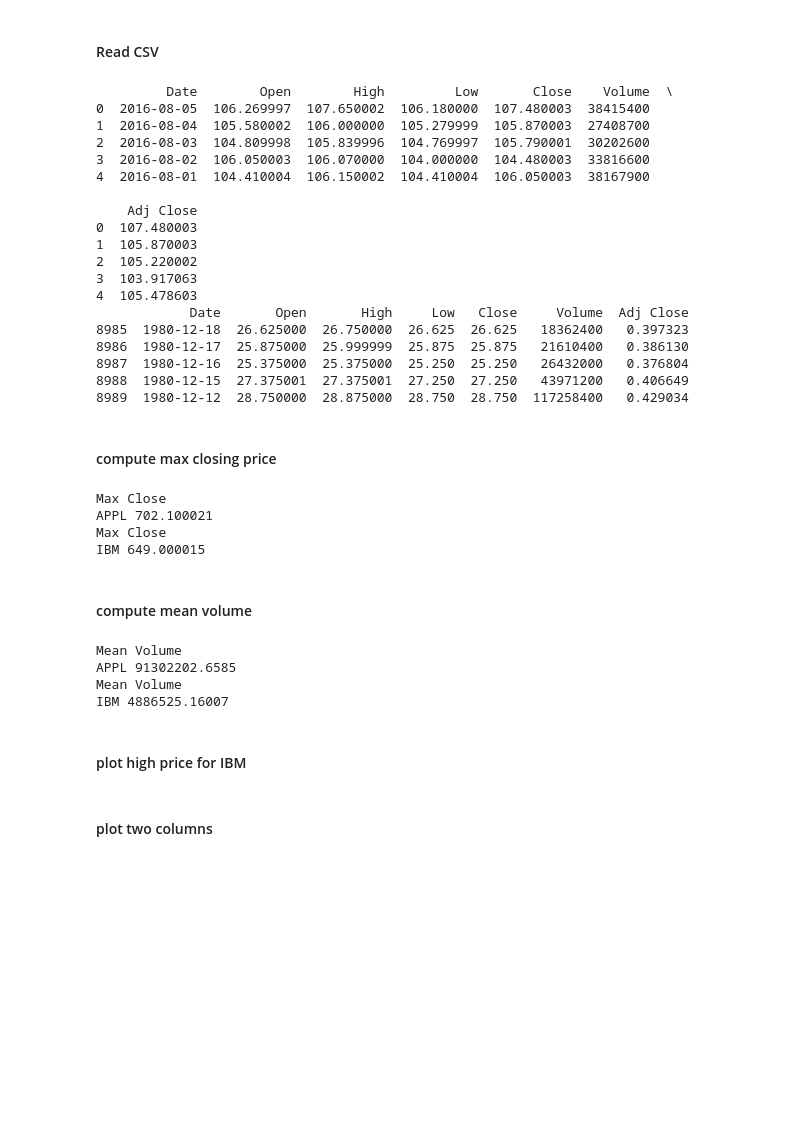
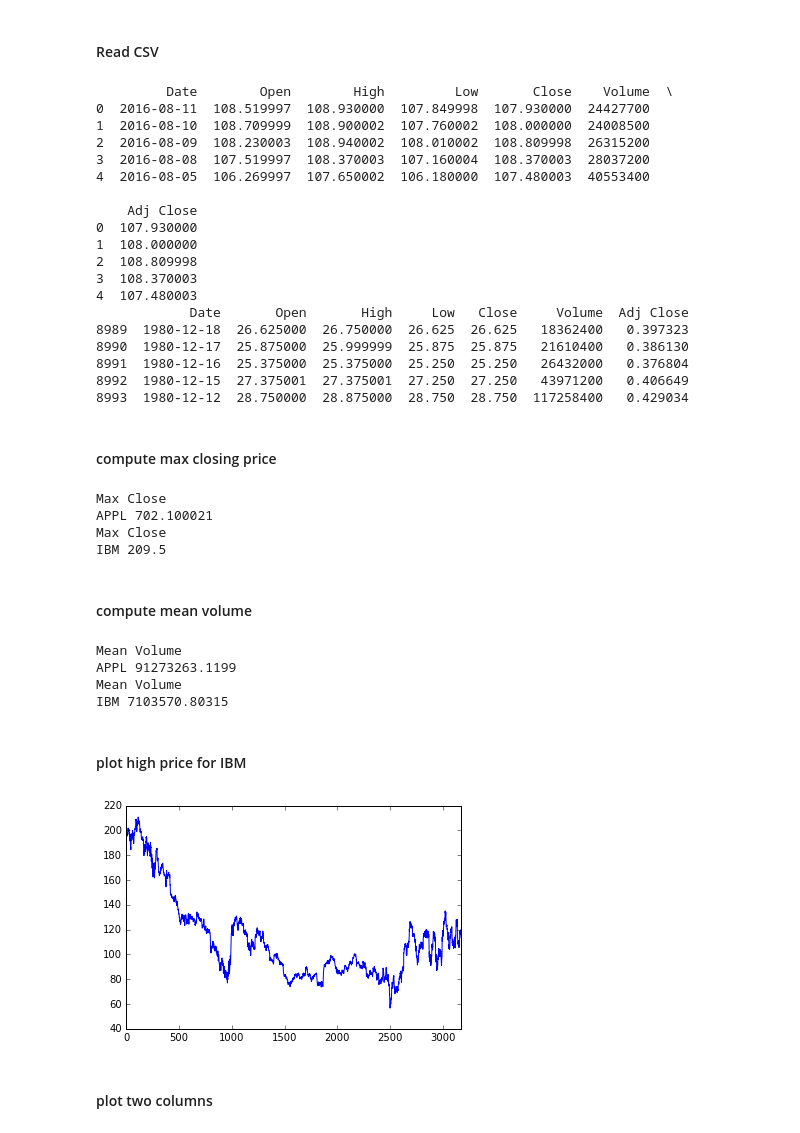
Before and after one commit to uberman4740/MLforTrading, a Jupyter notebook: 01ManipulatingFinancialData.ipynb, the cells around one changed output. Saved outputs shown, nothing was run; the diff lists cells and outputs as text; code cells hidden in the pictures; blank space fills up the shorter version.

```diff
--- a/01ManipulatingFinancialData.ipynb
+++ b/01ManipulatingFinancialData.ipynb
@@ -7,7 +7,7 @@ import matplotlib.pyplot as plt
 #### Read CSV
 # %%
 def run():
-    df = pd.read_csv("data/APPL.csv")
+    df = pd.read_csv("../ML4TData/data/APPL.csv")
     print df.head()
     print df.tail()
 
@@ -15,29 +15,29 @@ if __name__ == "__main__":
     run()
 # %% [output]
          Date        Open        High         Low       Close    Volume  \
-0  2016-08-05  106.269997  107.650002  106.180000  107.480003  38415400
-1  2016-08-04  105.580002  106.000000  105.279999  105.870003  27408700
-2  2016-08-03  104.809998  105.839996  104.769997  105.790001  30202600
-3  2016-08-02  106.050003  106.070000  104.000000  104.480003  33816600
-4  2016-08-01  104.410004  106.150002  104.410004  106.050003  38167900
+0  2016-08-11  108.519997  108.930000  107.849998  107.930000  24427700
+1  2016-08-10  108.709999  108.900002  107.760002  108.000000  24008500
+2  2016-08-09  108.230003  108.940002  108.010002  108.809998  26315200
+3  2016-08-08  107.519997  108.370003  107.160004  108.370003  28037200
+4  2016-08-05  106.269997  107.650002  106.180000  107.480003  40553400
 
     Adj Close
-0  107.480003
-1  105.870003
-2  105.220002
-3  103.917063
-4  105.478603
+0  107.930000
+1  108.000000
+2  108.809998
+3  108.370003
+4  107.480003
             Date       Open       High     Low   Close     Volume  Adj Close
-8985  1980-12-18  26.625000  26.750000  26.625  26.625   18362400   0.397323
-8986  1980-12-17  25.875000  25.999999  25.875  25.875   21610400   0.386130
-8987  1980-12-16  25.375000  25.375000  25.250  25.250   26432000   0.376804
-8988  1980-12-15  27.375001  27.375001  27.250  27.250   43971200   0.406649
-8989  1980-12-12  28.750000  28.875000  28.750  28.750  117258400   0.429034
+8989  1980-12-18  26.625000  26.750000  26.625  26.625   18362400   0.397323
+8990  1980-12-17  25.875000  25.999999  25.875  25.875   21610400   0.386130
+8991  1980-12-16  25.375000  25.375000  25.250  25.250   26432000   0.376804
+8992  1980-12-15  27.375001  27.375001  27.250  27.250   43971200   0.406649
+8993  1980-12-12  28.750000  28.875000  28.750  28.750  117258400   0.429034
 # %% [markdown]
 #### compute max closing price
 # %%
 def get_max_close(symbol):
-    df = pd.read_csv("data/{}.csv".format(symbol))
+    df = pd.read_csv("../ML4TData/data/{}.csv".format(symbol))
     return df["Close"].max()
 
 def run():
@@ -51,12 +51,12 @@ if __name__ == "__main__":
 Max Close
 APPL 702.100021
 Max Close
-IBM 649.000015
+IBM 209.5
 # %% [markdown]
 #### compute mean volume
 # %%
 def get_mean_volume(symbol):
-    df = pd.read_csv("data/{}.csv".format(symbol))
+    df = pd.read_csv("../ML4TData/data/{}.csv".format(symbol))
     return df["Volume"].mean()
 
 def run():
@@ -69,19 +69,21 @@ if __name__ == "__main__":
     run()
 # %% [output]
 Mean Volume
-APPL 91302202.6585
+APPL 91273263.1199
 Mean Volume
-IBM 4886525.16007
+IBM 7103570.80315
 # %% [markdown]
 #### plot high price for IBM
 # %%
 def run():
-    df = pd.read_csv("data/IBM.csv")
+    df = pd.read_csv("../ML4TData/data/IBM.csv")
     df["High"].plot()
     plt.show()
 
 if __name__ == "__main__":
     run()
+# %% [output]
+[figure, added]
 # %% [markdown]
 #### plot two columns
 # %%
```
Also changed, not shown: parts of 48 cells of this notebook, 5 other files.
